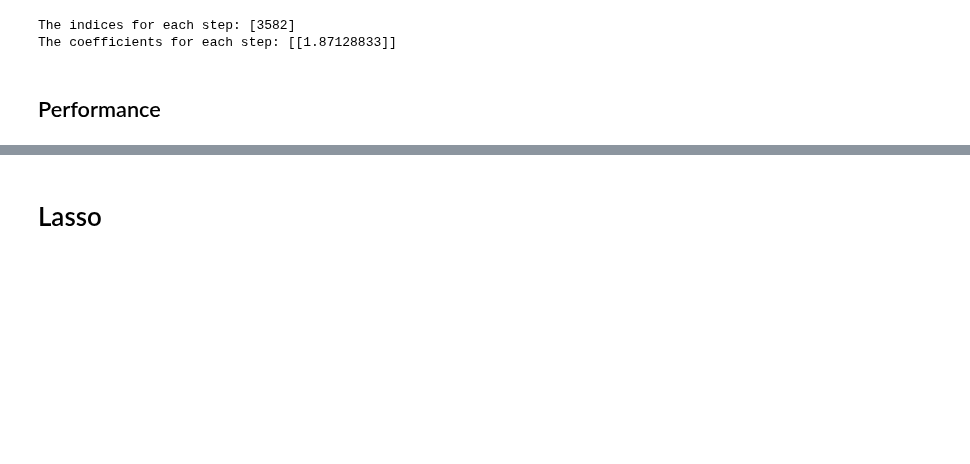
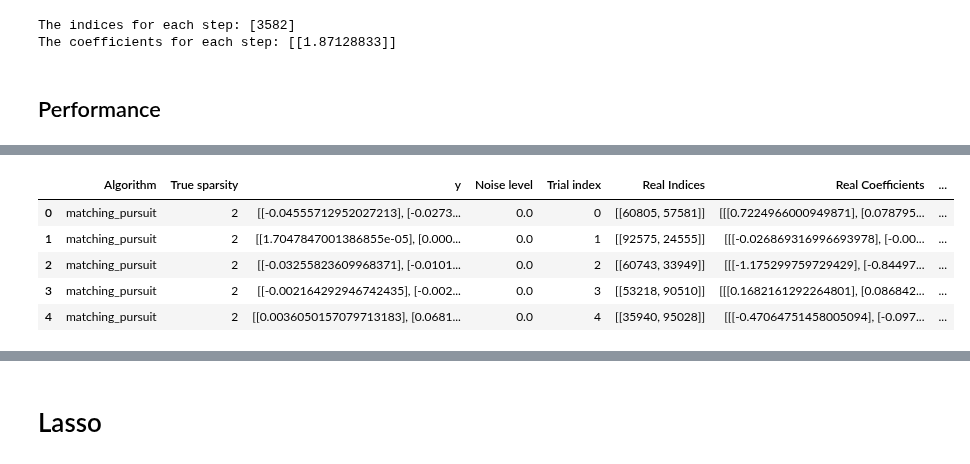
Before and after one commit to sleepysunny311/Projection_Pursuit_Summer, a Jupyter notebook: task1/demo.ipynb, the cells around one changed output, grey strips where cells are left out. Cells and saved outputs as stored; diff of their text form; code cells hidden in the pictures; blank space fills up the shorter version.

```diff
--- a/task1/demo.ipynb
+++ b/task1/demo.ipynb
@@ -110,5 +108,14 @@ Done!
 # %%
 performances = pkl.load(open('results.pkl', 'rb'))
+# %%
+performances.head()
+# %% [output]
+|  | Algorithm | True sparsity | y | Noise level | Trial index | Real Indices | Real Coefficients | ... |
+| 0 | matching_pursuit | 2 | [[-0.04555712952027213], [-0.0273... | 0.0 | 0 | [[60805, 57581]] | [[[0.7224966000949871], [0.078795... | ... |
+| 1 | matching_pursuit | 2 | [[1.7047847001386855e-05], [0.000... | 0.0 | 1 | [[92575, 24555]] | [[[-0.026869316996693978], [-0.00... | ... |
+| 2 | matching_pursuit | 2 | [[-0.03255823609968371], [-0.0101... | 0.0 | 2 | [[60743, 33949]] | [[[-1.175299759729429], [-0.84497... | ... |
+| 3 | matching_pursuit | 2 | [[-0.002164292946742435], [-0.002... | 0.0 | 3 | [[53218, 90510]] | [[[0.1682161292264801], [0.086842... | ... |
+| 4 | matching_pursuit | 2 | [[0.0036050157079713183], [0.0681... | 0.0 | 4 | [[35940, 95028]] | [[[-0.47064751458005094], [-0.097... | ... |
 # %%
 # numpy sort by abosulte value
 def sorting(numbers_array):
```
Also changed, not shown: parts of 5 cells of this notebook, 2 other files.
